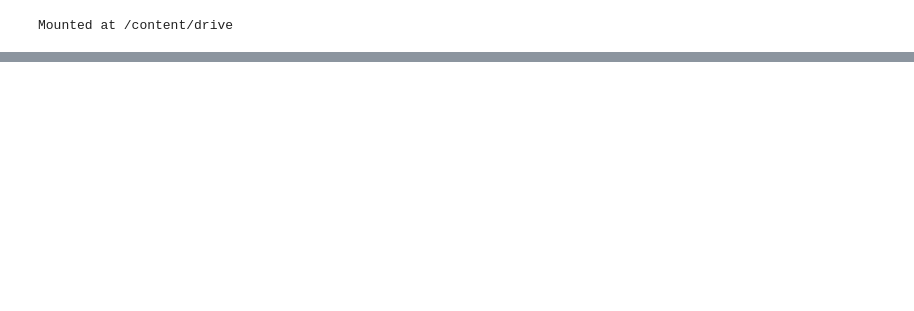
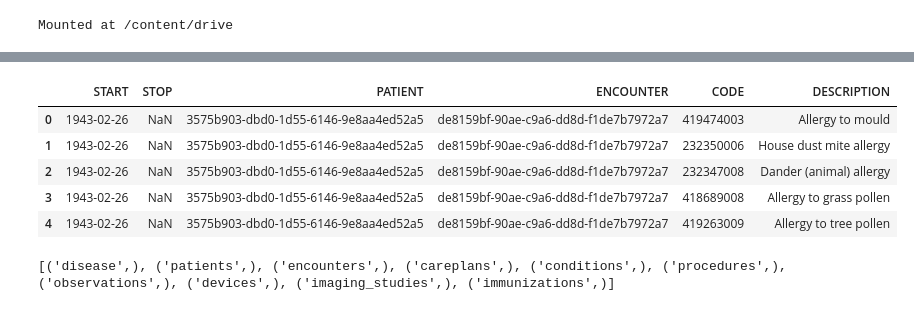
Before and after one commit to Fuenfgeld/TeamDataScDatenmanagementUndArchivierung, a Jupyter notebook: AbelHodelinHernandezWoche2.ipynb, the cells around one changed output, grey strips where cells are left out. Drawn from its saved outputs; the diff is of its cells as text; code cells hidden in the pictures; blank space fills up the shorter version.

```diff
--- a/AbelHodelinHernandezWoche2.ipynb
+++ b/AbelHodelinHernandezWoche2.ipynb
@@ -259,0 +371,14 @@ sql_index["immunizations_description"] = """CREATE INDEX ix_immunizations_descri
+# %%
+pd.read_csv(f"{csv_path}disease.csv").head()
+# %% [output]
+|  | START | STOP | PATIENT | ENCOUNTER | CODE | DESCRIPTION |
+| 0 | 1943-02-26 | NaN | 3575b903-dbd0-1d55-6146-9e8aa4ed52a5 | de8159bf-90ae-c9a6-dd8d-f1de7b7972a7 | 419474003 | Allergy to mould |
+| 1 | 1943-02-26 | NaN | 3575b903-dbd0-1d55-6146-9e8aa4ed52a5 | de8159bf-90ae-c9a6-dd8d-f1de7b7972a7 | 232350006 | House dust mite allergy |
+| 2 | 1943-02-26 | NaN | 3575b903-dbd0-1d55-6146-9e8aa4ed52a5 | de8159bf-90ae-c9a6-dd8d-f1de7b7972a7 | 232347008 | Dander (animal) allergy |
+| 3 | 1943-02-26 | NaN | 3575b903-dbd0-1d55-6146-9e8aa4ed52a5 | de8159bf-90ae-c9a6-dd8d-f1de7b7972a7 | 418689008 | Allergy to grass pollen |
+| 4 | 1943-02-26 | NaN | 3575b903-dbd0-1d55-6146-9e8aa4ed52a5 | de8159bf-90ae-c9a6-dd8d-f1de7b7972a7 | 419263009 | Allergy to tree pollen |
+# %%
+cursor.execute("SELECT name FROM sqlite_master WHERE type='table';")
+print(cursor.fetchall())
+# %% [output]
+[('disease',), ('patients',), ('encounters',), ('careplans',), ('conditions',), ('procedures',), ('observations',), ('devices',), ('imaging_studies',), ('immunizations',)]
```
Also changed, not shown: parts of 14 cells of this notebook.
